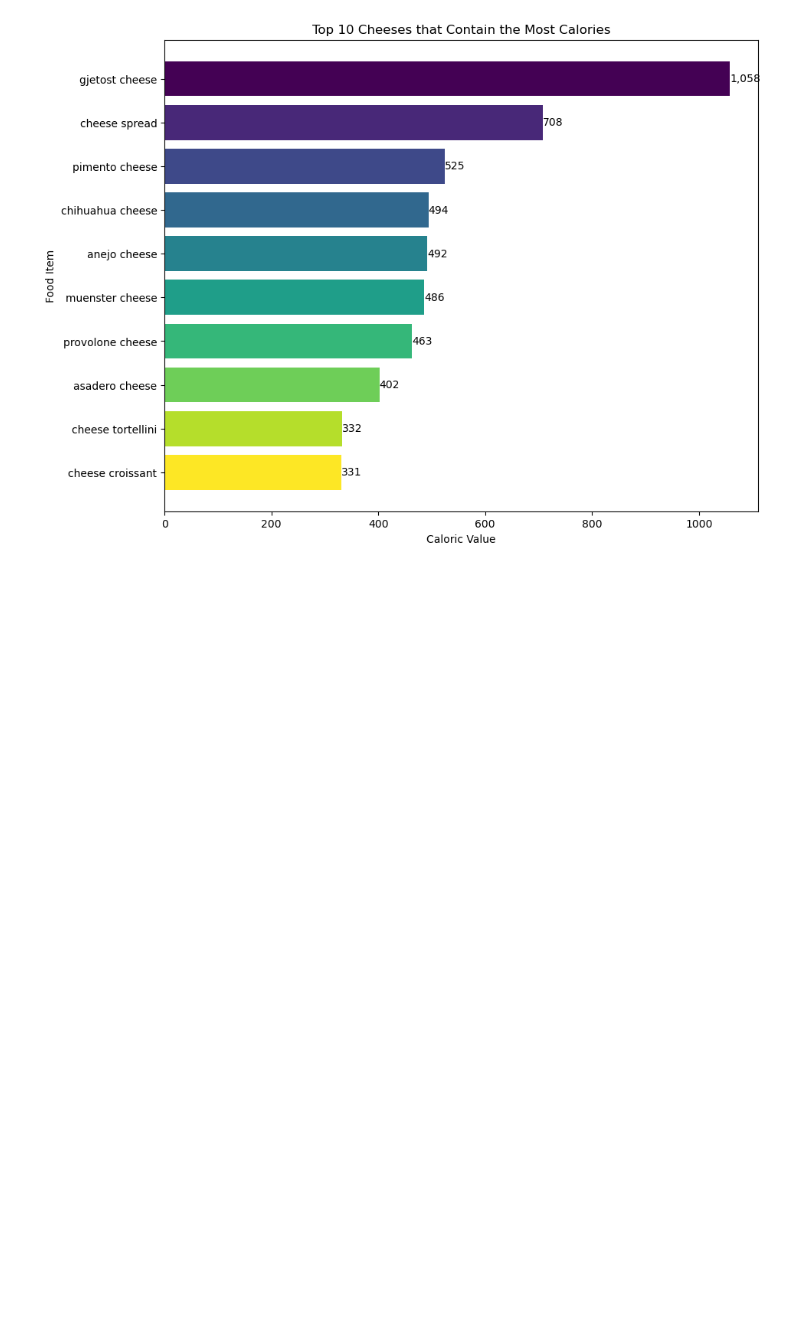
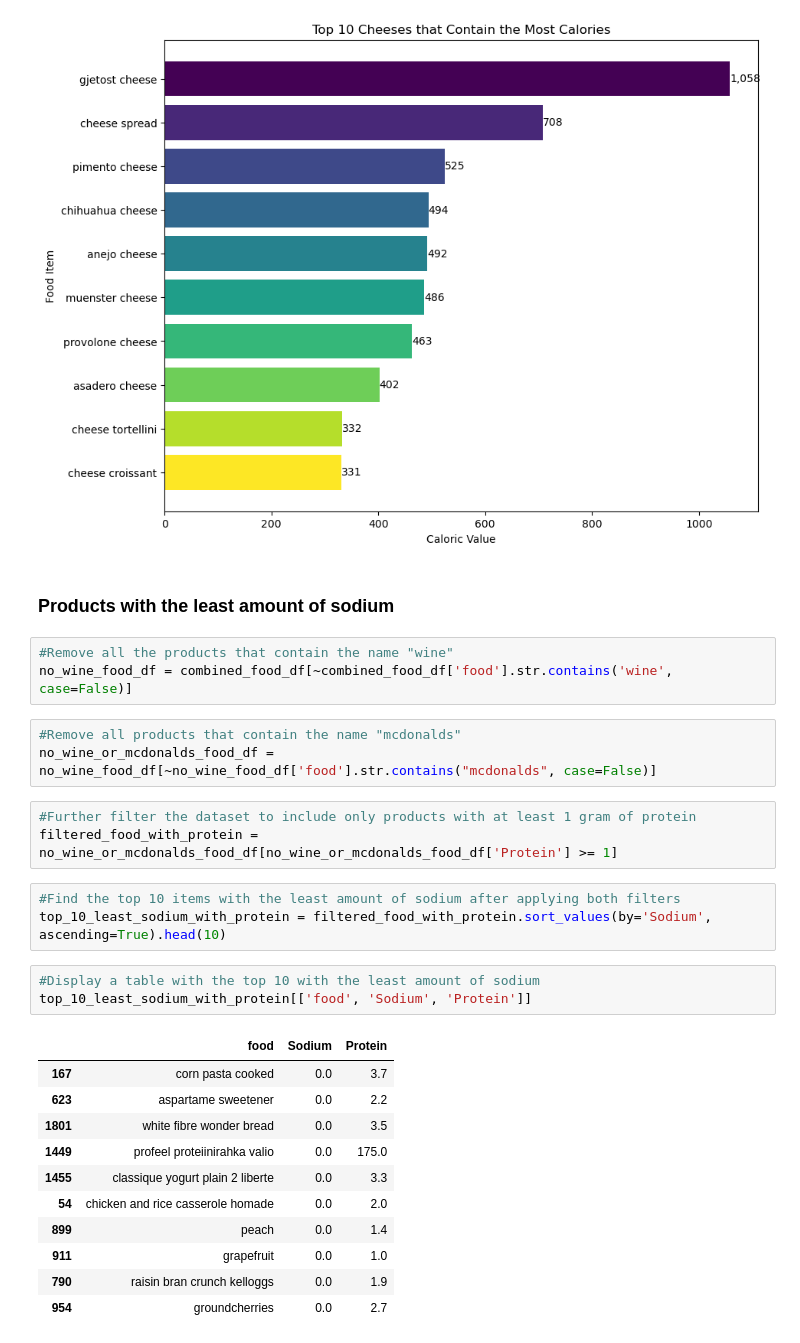
Before and after one commit to Jenner-Valdez/Food-Nutrition, a Jupyter notebook: Scripts/food_and_nutritional_values.ipynb, the cells around one changed output. Cells and saved outputs as stored; diff of their text form; blank space fills up the shorter version.

```diff
--- a/Scripts/food_and_nutritional_values.ipynb
+++ b/Scripts/food_and_nutritional_values.ipynb
@@ -607,3 +607,32 @@ for bar in bars:
 plt.show()
 # %% [output]
 [figure]
+# %% [markdown]
+### Products with the least amount of sodium
+# %%
+#Remove all the products that contain the name "wine"
+no_wine_food_df = combined_food_df[~combined_food_df['food'].str.contains('wine', case=False)]
+# %%
+#Remove all products that contain the name "mcdonalds"
+no_wine_or_mcdonalds_food_df = no_wine_food_df[~no_wine_food_df['food'].str.contains("mcdonalds", case=False)]
+# %%
+#Further filter the dataset to include only products with at least 1 gram of protein
+filtered_food_with_protein = no_wine_or_mcdonalds_food_df[no_wine_or_mcdonalds_food_df['Protein'] >= 1]
+# %%
+#Find the top 10 items with the least amount of sodium after applying both filters
+top_10_least_sodium_with_protein = filtered_food_with_protein.sort_values(by='Sodium', ascending=True).head(10)
+# %%
+#Display a table with the top 10 with the least amount of sodium
+top_10_least_sodium_with_protein[['food', 'Sodium', 'Protein']]
+# %% [output]
+|  | food | Sodium | Protein |
+| 167 | corn pasta cooked | 0.0 | 3.7 |
+| 623 | aspartame sweetener | 0.0 | 2.2 |
+| 1801 | white fibre wonder bread | 0.0 | 3.5 |
+| 1449 | profeel proteiinirahka valio | 0.0 | 175.0 |
+| 1455 | classique yogurt plain 2 liberte | 0.0 | 3.3 |
+| 54 | chicken and rice casserole homade | 0.0 | 2.0 |
+| 899 | peach | 0.0 | 1.4 |
+| 911 | grapefruit | 0.0 | 1.0 |
+| 790 | raisin bran crunch kelloggs | 0.0 | 1.9 |
+| 954 | groundcherries | 0.0 | 2.7 |
```
Also changed, not shown: parts of 20 cells of this notebook.
